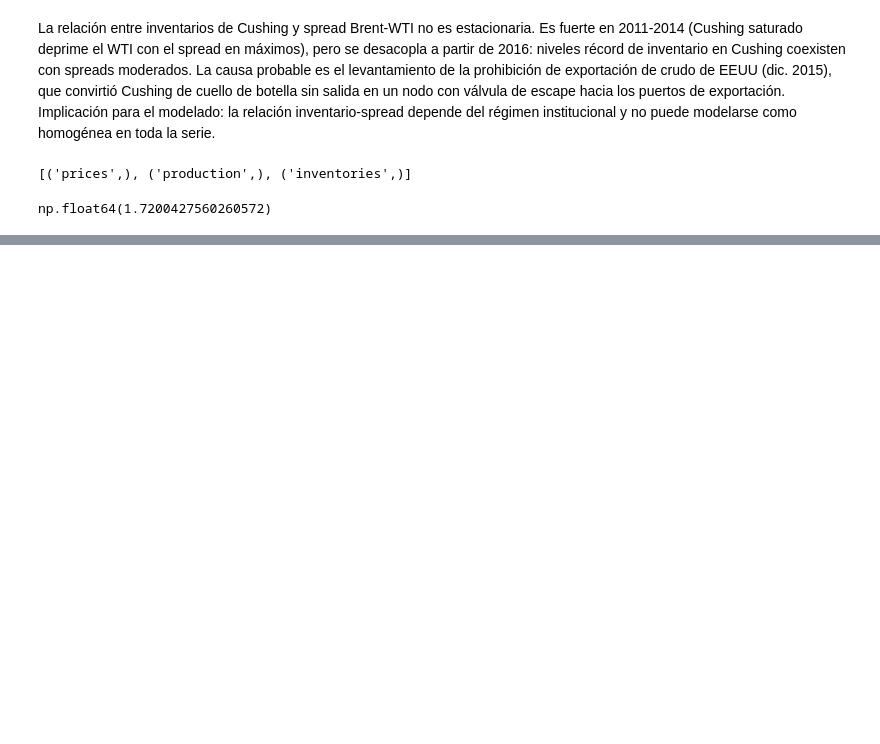
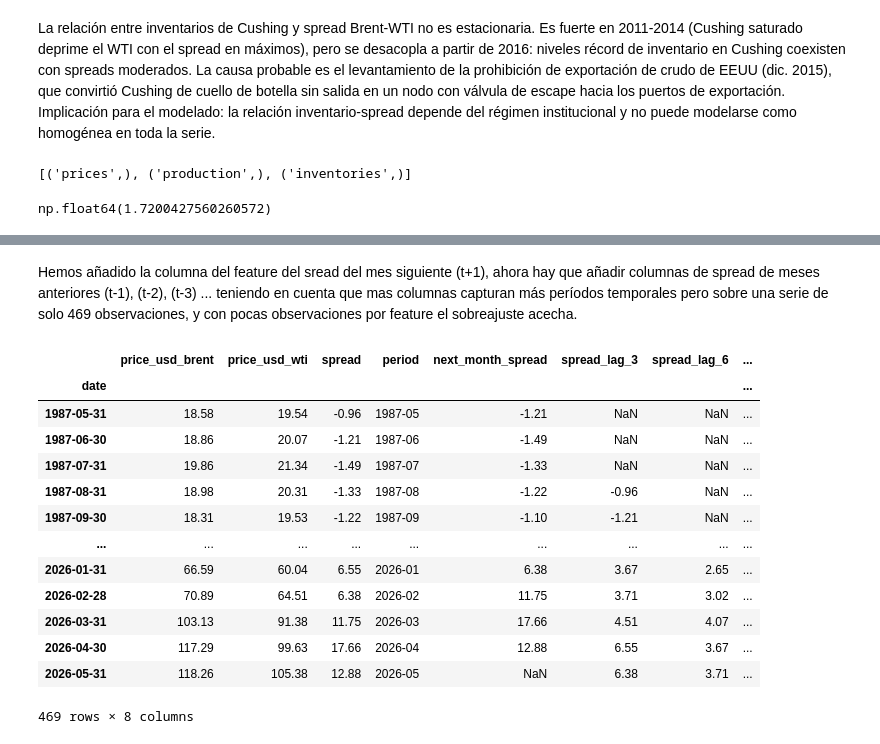
Before and after one commit to marcazlor/oganalytics, a Jupyter notebook: notebooks/01_data_exploration.ipynb, the cells around one changed output, grey strips where cells are left out. Drawn from its saved outputs; the diff is of its cells as text; code cells hidden in the pictures; blank space fills up the shorter version.

```diff
--- a/notebooks/01_data_exploration.ipynb
+++ b/notebooks/01_data_exploration.ipynb
@@ -379,0 +406,3 @@ np.float64(1.7200427560260572)
+# %%
+merged_brent_wti_month['next_month_spread'] = merged_brent_wti_month['spread'].shift(-1)
+merged_brent_wti_month
@@ -379,0 +424,22 @@ np.float64(1.7200427560260572)
+# %% [markdown]
+Hemos añadido la columna del feature del sread del mes siguiente (t+1), ahora hay que añadir columnas de spread de meses anteriores (t-1), (t-2), (t-3) ... teniendo en cuenta que mas columnas capturan más períodos temporales pero sobre una serie de solo 469 observaciones, y con pocas observaciones por feature el sobreajuste acecha.
+# %%
+for lag in (3, 6, 12):
+    merged_brent_wti_month[f'spread_lag_{lag}'] = merged_brent_wti_month['spread'].shift(lag)
+
+merged_brent_wti_month
+# %% [output]
+|  | price_usd_brent | price_usd_wti | spread | period | next_month_spread | spread_lag_3 | spread_lag_6 | ... |
+| date |  |  |  |  |  |  |  | ... |
+| 1987-05-31 | 18.58 | 19.54 | -0.96 | 1987-05 | -1.21 | NaN | NaN | ... |
+| 1987-06-30 | 18.86 | 20.07 | -1.21 | 1987-06 | -1.49 | NaN | NaN | ... |
+| 1987-07-31 | 19.86 | 21.34 | -1.49 | 1987-07 | -1.33 | NaN | NaN | ... |
+| 1987-08-31 | 18.98 | 20.31 | -1.33 | 1987-08 | -1.22 | -0.96 | NaN | ... |
+| 1987-09-30 | 18.31 | 19.53 | -1.22 | 1987-09 | -1.10 | -1.21 | NaN | ... |
+| ... | ... | ... | ... | ... | ... | ... | ... | ... |
+| 2026-01-31 | 66.59 | 60.04 | 6.55 | 2026-01 | 6.38 | 3.67 | 2.65 | ... |
+| 2026-02-28 | 70.89 | 64.51 | 6.38 | 2026-02 | 11.75 | 3.71 | 3.02 | ... |
+| 2026-03-31 | 103.13 | 91.38 | 11.75 | 2026-03 | 17.66 | 4.51 | 4.07 | ... |
+| 2026-04-30 | 117.29 | 99.63 | 17.66 | 2026-04 | 12.88 | 6.55 | 3.67 | ... |
+| 2026-05-31 | 118.26 | 105.38 | 12.88 | 2026-05 | NaN | 6.38 | 3.71 | ... |
+469 rows × 8 columns
```
Also changed, not shown: parts of 12 cells of this notebook.
